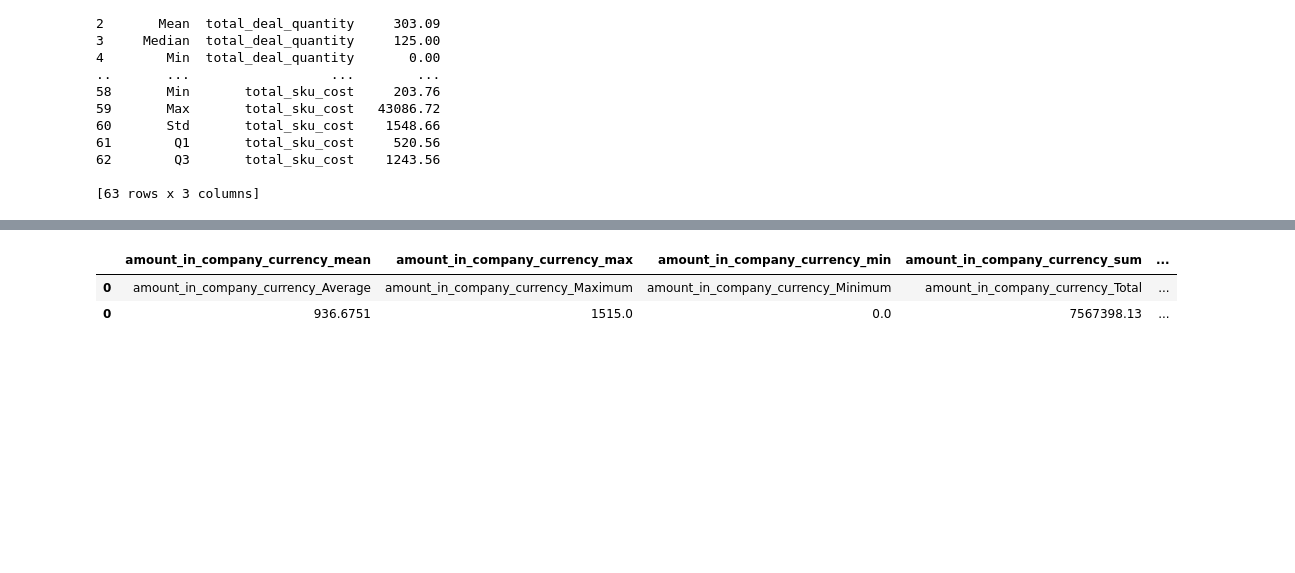
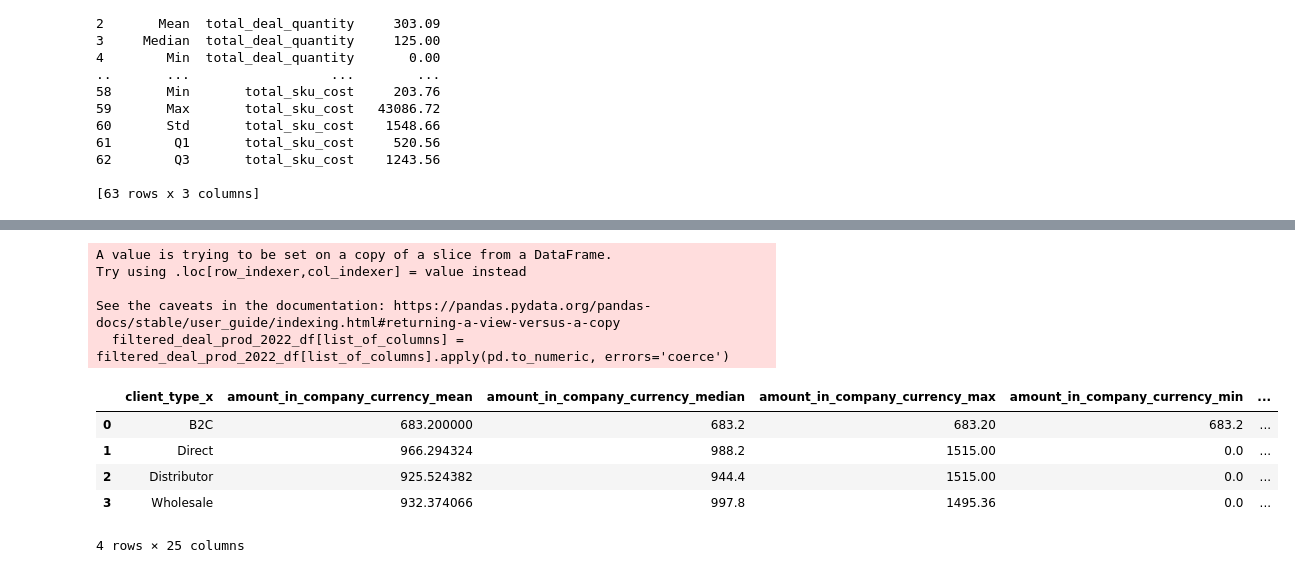
Before and after one commit to Atlis34/Project1, a Jupyter notebook: analysis/combined_data.ipynb, the cells around one changed output, grey strips where cells are left out. Saved outputs shown, nothing was run; the diff lists cells and outputs as text; code cells hidden in the pictures; blank space fills up the shorter version.

Commit message:
gross margin fixed and one set of group-by added at the end of the script.  Thanks

```diff
--- a/analysis/combined_data.ipynb
+++ b/analysis/combined_data.ipynb
@@ -471,0 +429,20 @@ filtered_deal_prod_2022_df
+# %%
+# New operations - to avoid dividing by zero :
+
+# full summary dataframe - assign gross margin
+cleaned_deal_prod_summary_df["gross_margin"] = cleaned_deal_prod_summary_df.apply(lambda row: calculate_gm(row["amount_in_company_currency"], row["total_sku_cost"]), axis=1)
+
+# Fill NaN values in "gross_margin" column with 0
+cleaned_deal_prod_summary_df['gross_margin'].fillna(0, inplace=True)
+
+# 2022 dataframe - assign gross margin
+filtered_deal_prod_2022_df["gross_margin"] = filtered_deal_prod_2022_df.apply(lambda row: calculate_gm(row["amount_in_company_currency"], row["total_sku_cost"]), axis=1)
+
+# Fill NaN values in "gross_margin" column with 0
+filtered_deal_prod_2022_df['gross_margin'].fillna(0, inplace=True)
+
+# 2023 dataframe - assign gross margin
+filtered_deal_prod_2023_df["gross_margin"] = filtered_deal_prod_2023_df.apply(lambda row: calculate_gm(row["amount_in_company_currency"], row["total_sku_cost"]), axis=1)
+
+# Fill NaN values in "gross_margin" column with 0
+filtered_deal_prod_2023_df['gross_margin'].fillna(0, inplace=True)
@@ -472,56 +471,47 @@ filtered_deal_prod_2022_df
 # %%
 # GroupBy Client_type_x Summary Stats 2022
 
 # Define the group by column
 group_by_column = "client_type_x"
 
 # Set the display format for floating-point numbers
 pd.options.display.float_format = '{:.2f}'.format
 
 # Define the list of columns for summary statistics
 list_of_columns = ["amount_in_company_currency", "total_deal_quantity", "total_sku_cost", "gross_margin"]
 
-# Initialize an empty DataFrame to store the summary statistics
-grouped_client_sum_2022_df = pd.DataFrame()
+# Convert columns to numeric data types
+filtered_deal_prod_2022_df[list_of_columns] = filtered_deal_prod_2022_df[list_of_columns].apply(pd.to_numeric, errors='coerce')
 
-# Perform group by and summary statistics
-grouped_client_2022_df = filtered_deal_prod_2022_df.groupby(group_by_column)
+# Perform group by and summary statistics on selected columns
+grouped_client_sum_2022_df = filtered_deal_prod_2022_df.groupby(group_by_column)[list_of_columns].agg(['mean', 'median', 'max', 'min', 'sum', 'std'])
 
-for column in list_of_columns:
-    # Perform summary statistics on each column
-    summary_functions = ['mean', 'max', 'min', 'sum', 'std']
-    column_summary_df = filtered_deal_prod_2022_df[column].agg(summary_functions).add_prefix(column + '_')
+# Reset the column names to remove the multi-level index
+grouped_client_sum_2022_df.columns = grouped_client_sum_2022_df.columns.map('_'.join)
 
-    # Concatenate the summary DataFrame with the previous ones
-    if grouped_client_sum_2022_df.empty:
-        grouped_client_sum_2022_df = column_summary_df
-    else:
-        grouped_client_sum_2022_df = pd.concat([grouped_client_sum_2022_df, column_summary_df])
+# Reset the index and move "client_type_x" column to the first position
+grouped_client_sum_2022_df = grouped_client_sum_2022_df.reset_index()
 
-# Convert the Series object to a DataFrame
-grouped_client_sum_2022_df = pd.DataFrame(grouped_client_sum_2022_df).T
-
-# Create a DataFrame with the descriptions as the first row
-descriptions_df = pd.DataFrame([column_names], columns=grouped_client_sum_2022_df.columns)
-
-# Ensure the number of columns in grouped_client_sum_2022_df matches descriptions_df
-grouped_client_sum_2022_df = grouped_client_sum_2022_df.reindex(columns=descriptions_df.columns)
-
-# Concatenate the descriptions DataFrame with the summary DataFrame
-grouped_client_sum_2022_df = pd.concat([descriptions_df, grouped_client_sum_2022_df])
-
-# Save the summary DataFrame as a new CSV file
-grouped_client_sum_2022_df.to_csv('grouped_summary_2022_client.csv', index=False)
+# Save the summary DataFrame as a new CSV file with right-justified numbers
+grouped_client_sum_2022_df.to_csv('grouped_summary_2022_client.csv', index=False, float_format='%.2f')
 
 # Reset the display format to the default
 pd.options.display.float_format = None
 
 # Print the first 5 records
 grouped_client_sum_2022_df.head()
 # %% [output]
+A value is trying to be set on a copy of a slice from a DataFrame.
+Try using .loc[row_indexer,col_indexer] = value instead
+
+See the caveats in the documentation: https://pandas.pydata.org/pandas-docs/stable/user_guide/indexing.html#returning-a-view-versus-a-copy
+  filtered_deal_prod_2022_df[list_of_columns] = filtered_deal_prod_2022_df[list_of_columns].apply(pd.to_numeric, errors='coerce')
-|  | amount_in_company_currency_mean | amount_in_company_currency_max | amount_in_company_currency_min | amount_in_company_currency_sum | ... |
-| 0 | amount_in_company_currency_Average | amount_in_company_currency_Maximum | amount_in_company_currency_Minimum | amount_in_company_currency_Total | ... |
-| 0 | 936.6751 | 1515.0 | 0.0 | 7567398.13 | ... |
+|  | client_type_x | amount_in_company_currency_mean | amount_in_company_currency_median | amount_in_company_currency_max | amount_in_company_currency_min | ... |
+| 0 | B2C | 683.200000 | 683.2 | 683.20 | 683.2 | ... |
+| 1 | Direct | 966.294324 | 988.2 | 1515.00 | 0.0 | ... |
+| 2 | Distributor | 925.524382 | 944.4 | 1515.00 | 0.0 | ... |
+| 3 | Wholesale | 932.374066 | 997.8 | 1495.36 | 0.0 | ... |
+4 rows × 25 columns
 # %%
 # GroupBy Client_type_x Summary Stats 2023
 
```
Also changed, not shown: parts of 15 cells of this notebook, 8 other files.
